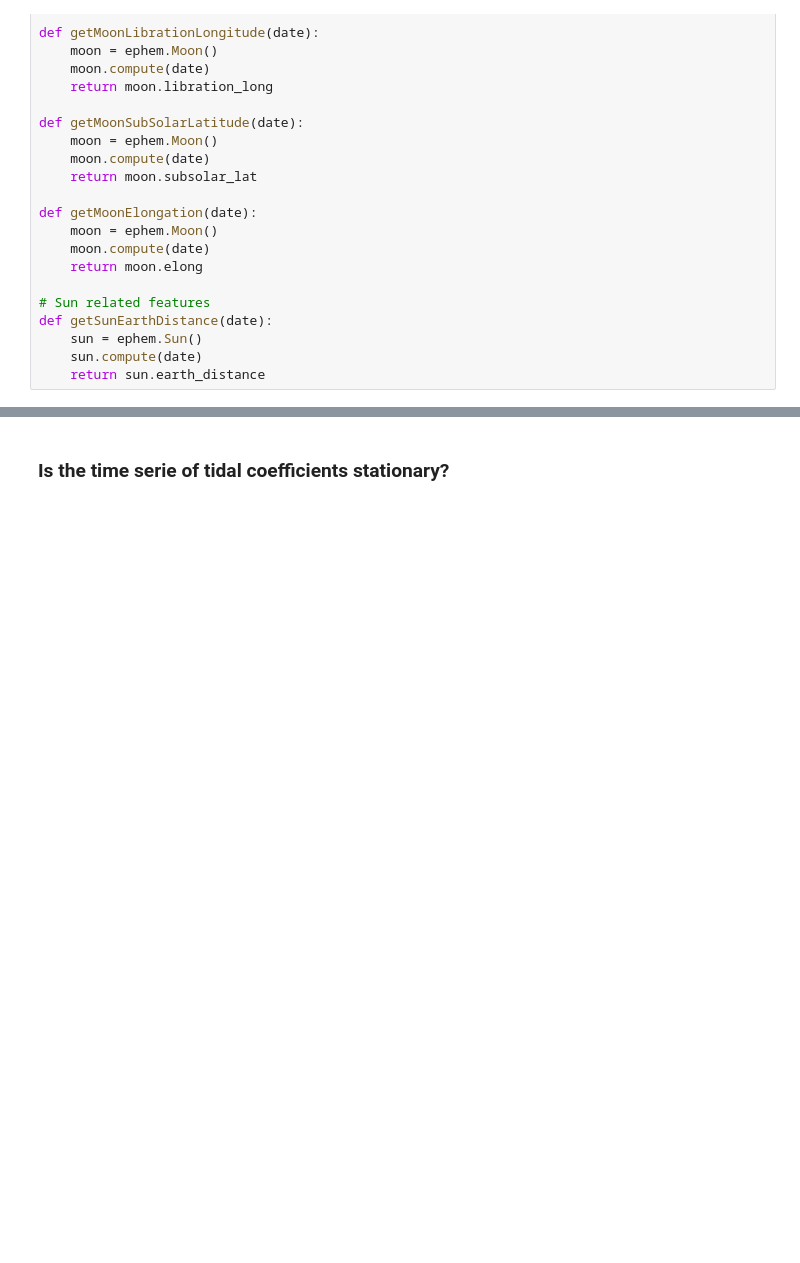
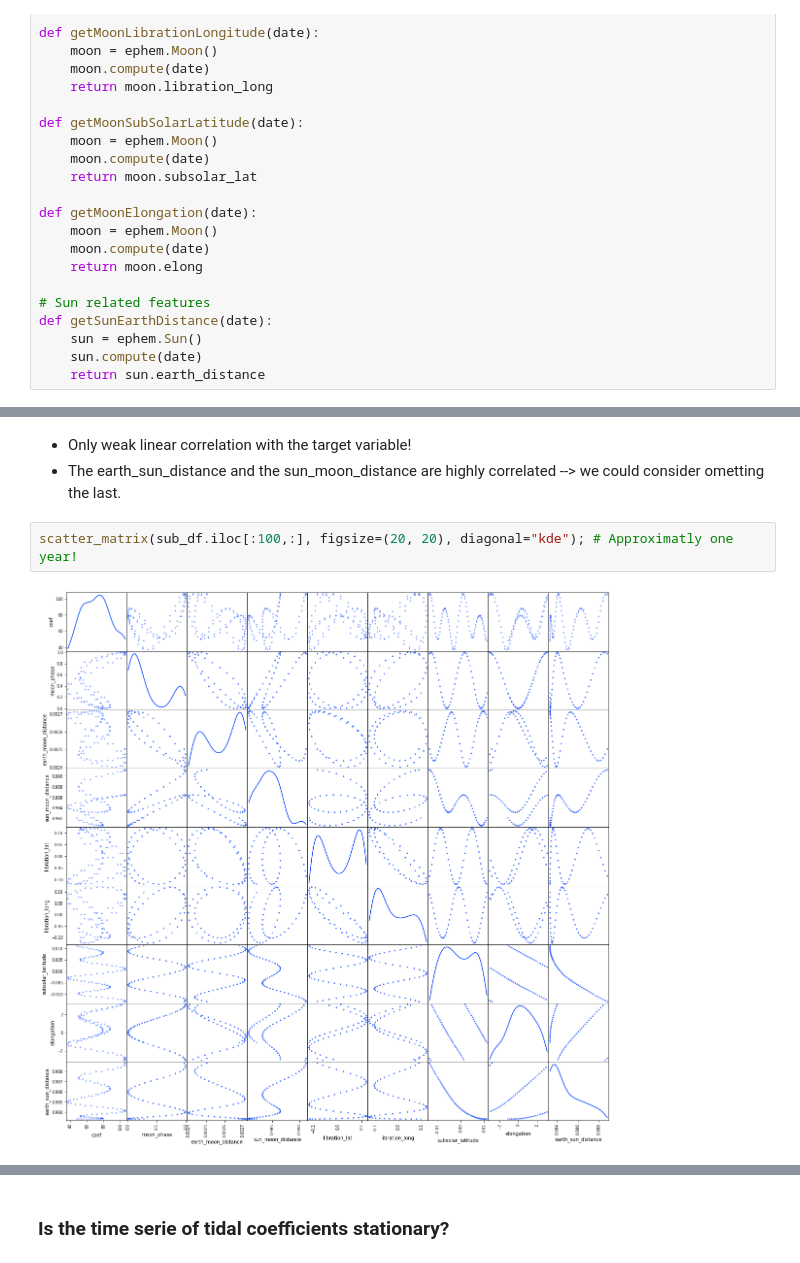
Before and after one commit to otmane-el-aloi/Prediction-of-tidal-coefficients, a Jupyter notebook: dataAnalysisOtmane.ipynb, the cells around one changed output, grey strips where cells are left out. Saved outputs shown, nothing was run; the diff lists cells and outputs as text; blank space fills up the shorter version.

```diff
--- a/dataAnalysisOtmane.ipynb
+++ b/dataAnalysisOtmane.ipynb
@@ -264,0 +329,7 @@ def getSunEarthDistance(date):
+# %% [markdown]
+- Only weak linear correlation with the target variable!
+- The earth_sun_distance and the sun_moon_distance are highly correlated --> we could consider ometting the last.
+# %%
+scatter_matrix(sub_df.iloc[:100,:], figsize=(20, 20), diagonal="kde"); # Approximatly one year!
+# %% [output]
+[figure, added]
```
Also changed, not shown: parts of 28 cells of this notebook.
